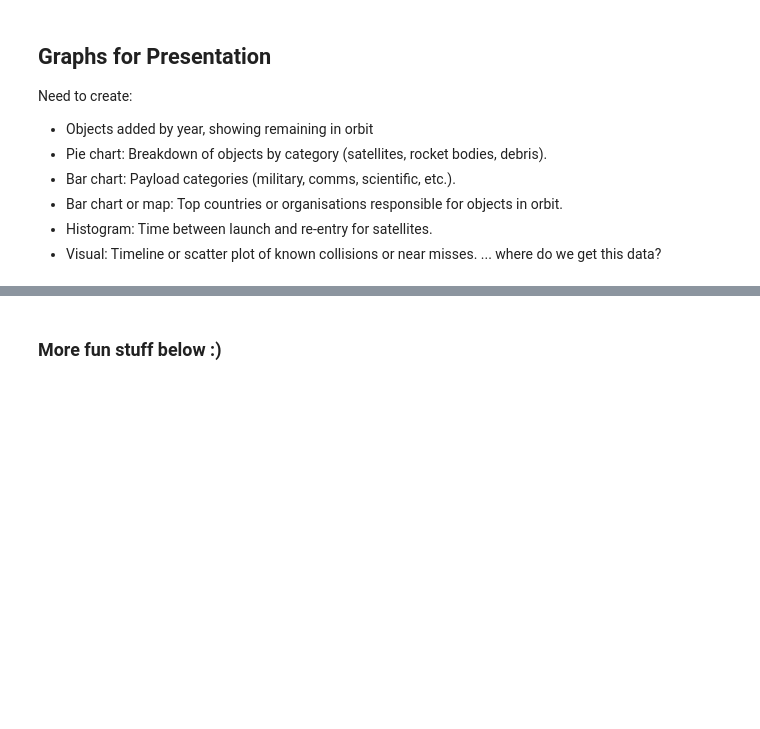
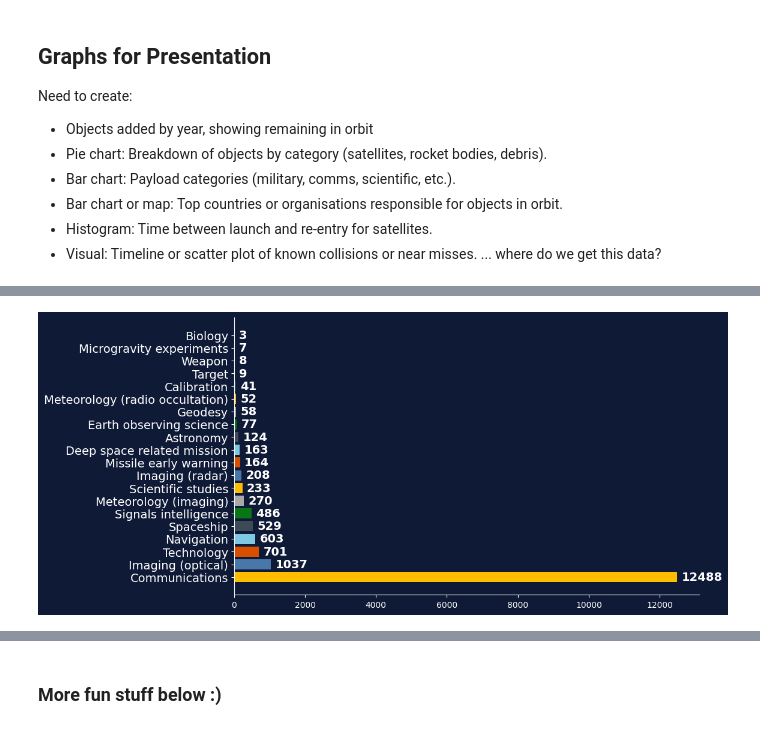
Before and after one commit to daemonchild/cardiffmet-dat5001-visualisation-of-data, a Jupyter notebook: assessment/pres1/2-dat5001-st20285213-tomrowan-pres1-create-graphs-vmversion.ipynb, the cells around one changed output, grey strips where cells are left out. Cells and saved outputs as stored; diff of their text form; code cells hidden in the pictures; blank space fills up the shorter version.

```diff
--- a/assessment/pres1/2-dat5001-st20285213-tomrowan-pres1-create-graphs-vmversion.ipynb
+++ b/assessment/pres1/2-dat5001-st20285213-tomrowan-pres1-create-graphs-vmversion.ipynb
@@ -234,0 +323,38 @@ fig.show()
+# %%
+# Count by Category Desc
+category_counts_orbit = sdf_payloads_in_orbit['Primary Category Desc'].value_counts()
+
+# Create figure with darkBlue background
+fig, ax = plt.subplots(figsize=(10, 6), facecolor=bg)
+ax.set_facecolor(bg)
+
+# Horizontal bar chart
+bars = ax.barh(
+    category_counts_orbit .index,
+    category_counts_orbit .values,
+    color=foreground_colors[:len(category_counts_orbit )]
+)
+
+# Add counts on bars
+for bar, count in zip(bars, category_counts_orbit .values):
+    ax.text(
+        count + max(category_counts_orbit .values)*0.01,  # small offset
+        bar.get_y() + bar.get_height()/2,
+        str(count),
+        va='center',
+        color='white',
+        fontsize=14,
+        fontweight='bold'
+    )
+
+# Style axes
+ax.tick_params(axis='y', colors='white', labelsize=14)
+ax.tick_params(axis='x', colors='white')
+ax.spines['top'].set_visible(False)
+ax.spines['right'].set_visible(False)
+ax.spines['left'].set_color('white')
+ax.spines['bottom'].set_color('white')
+
+plt.show()
+# %% [output]
+[figure, added]
```
Also changed, not shown: parts of 39 cells of this notebook, 12 other files.
